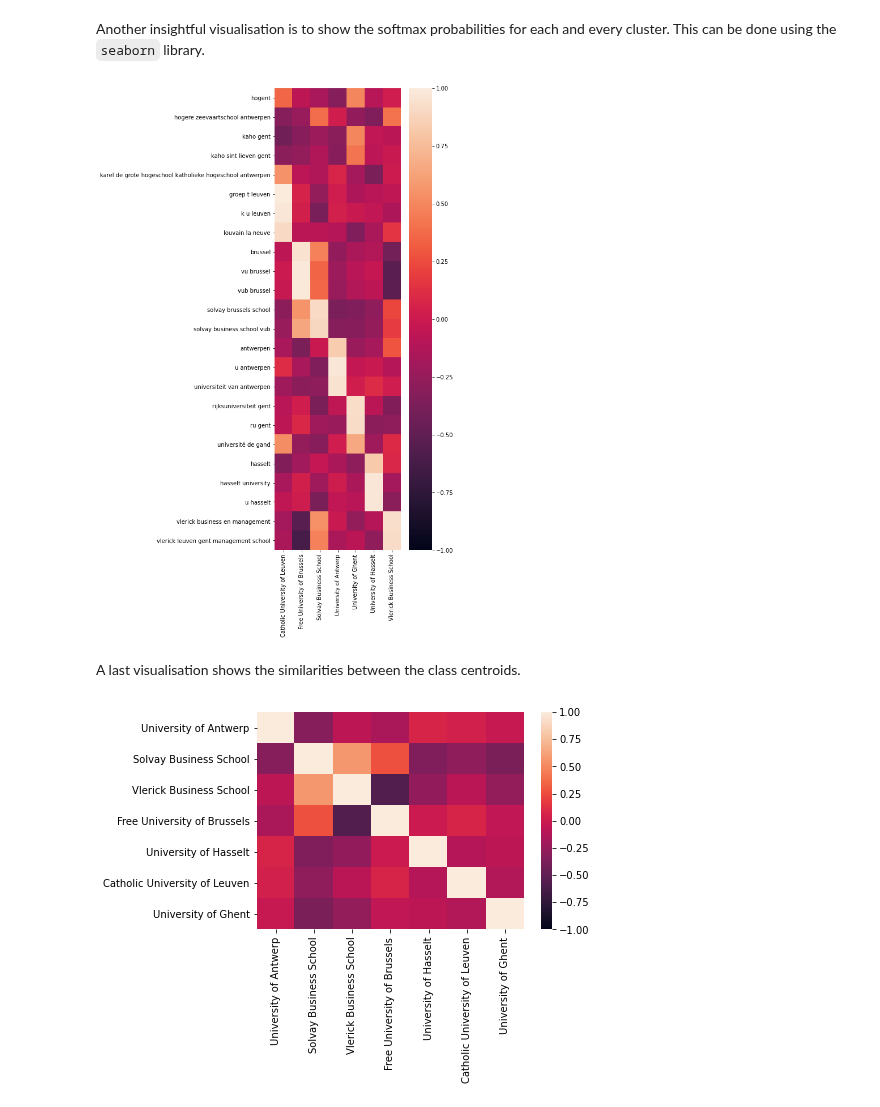
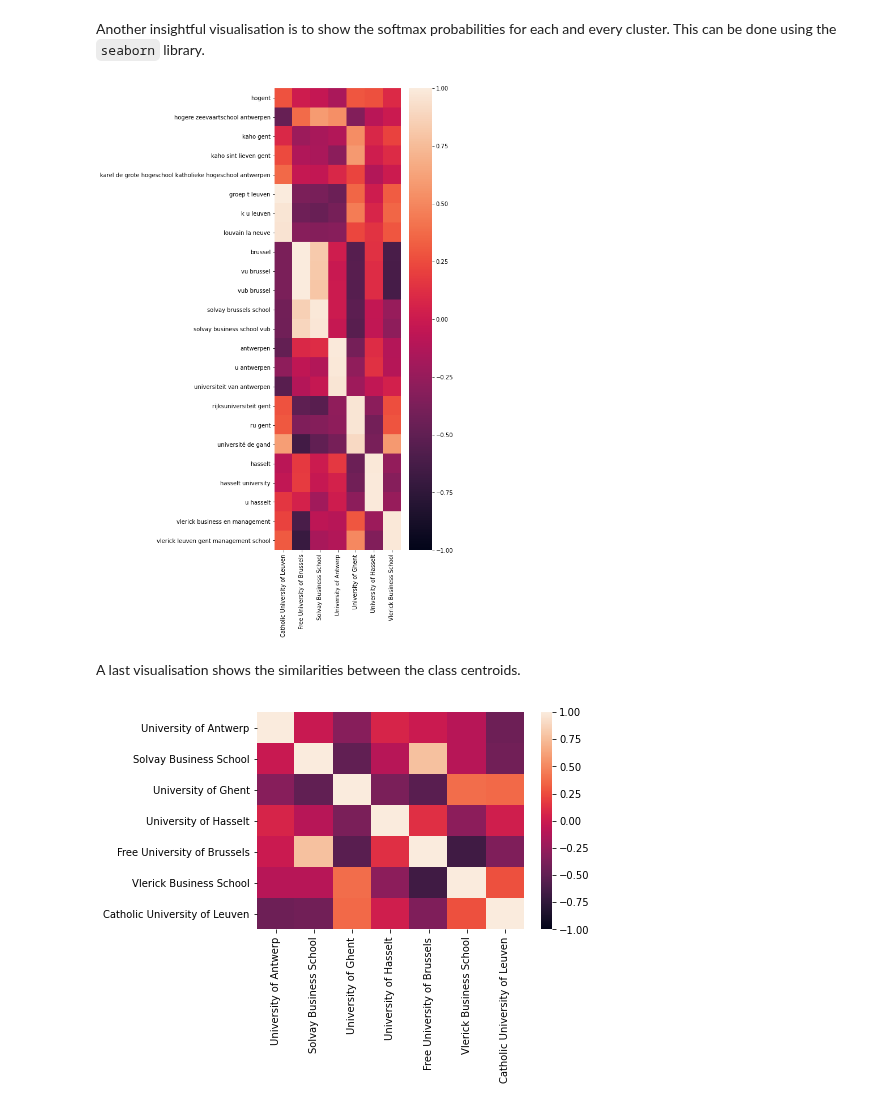
Before and after one commit to RubenPants/SemiSupervisedClustering, a Jupyter notebook: demos/2_embedding_init.ipynb, the cells around one changed output. Drawn from its saved outputs; the diff is of its cells as text; code cells hidden in the pictures.

Commit message:
Bugfix in centroid creation

```diff
--- a/demos/2_embedding_init.ipynb
+++ b/demos/2_embedding_init.ipynb
@@ -188,10 +190,8 @@ print(f"{round(100*len(model.clusterer.get_validation_data())/len(data_unique),
 3.4% of all (cleaned) data used for validation
 # %%
 # Validate the non-trained model's performance
-data_temp, _ = model._transform_data(data_unique)
 model.clusterer.set_centroids(
-    items=data_temp,
-    embeddings=model.embed(data_temp),
+    embedding_f=model.embed,
 )
 _ = model.validate(
     print_result=True,
@@ -507,15 +504,18 @@ plt.xticks(ticks=[x+.5 for x in range(7)], labels=cluster_ids, rotation=90)
 plt.yticks(ticks=[x+.5 for x in range(len(validation_data))], labels=validation_data, rotation=0)
 _ = plt.show()
 # %% [output]
-[figure, old version]
+[figure, new version]
 # %% [markdown]
 A last visualisation shows the similarities between the class centroids.
 # %%
-centroids = model.clusterer._centroids
+# Get current centroid-state
+model.clusterer.set_centroids(embedding_f=model.embed)
+centroids = model.clusterer.get_centroids()
 labels, vectors = zip(*centroids.items())
-vectors = np.vstack(vectors)
-sim = cosine_similarity(vectors)
+
+# Calculate similarities and plot
+sim = cosine_similarity(np.vstack(vectors))
 sns.heatmap(sim, xticklabels=labels, yticklabels=labels, vmax=1, vmin=-1)
 _ = plt.show()
 # %% [output]
-[figure, old version]
+[figure, new version]
```
Also changed, not shown: parts of 12 cells of this notebook, 20 other files.
